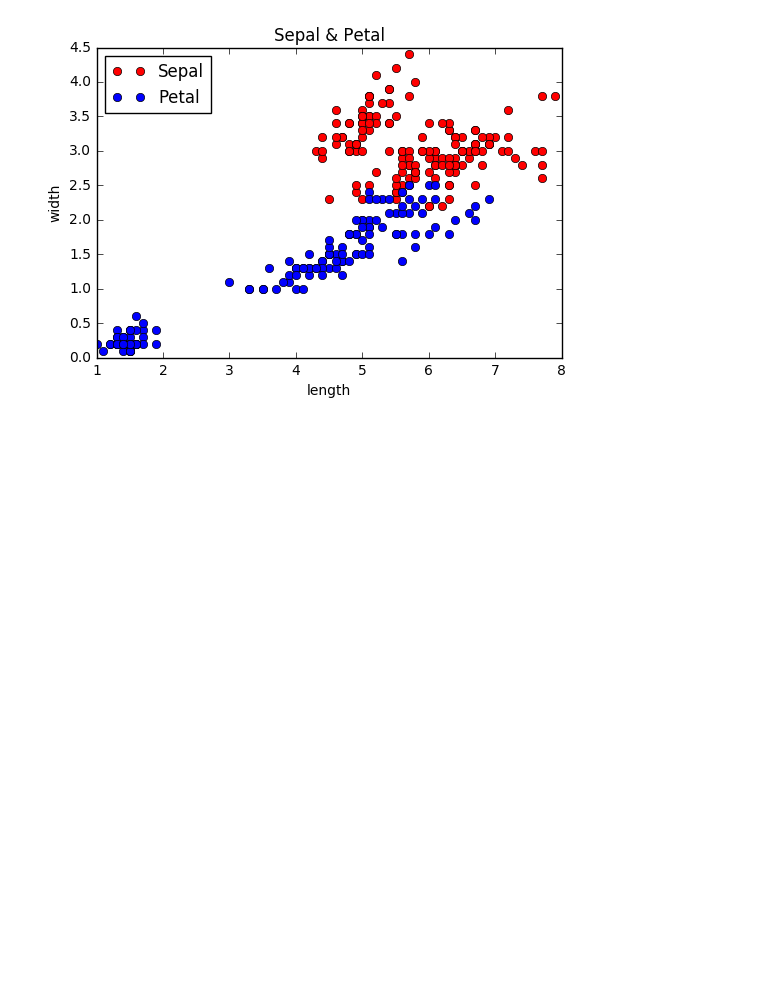
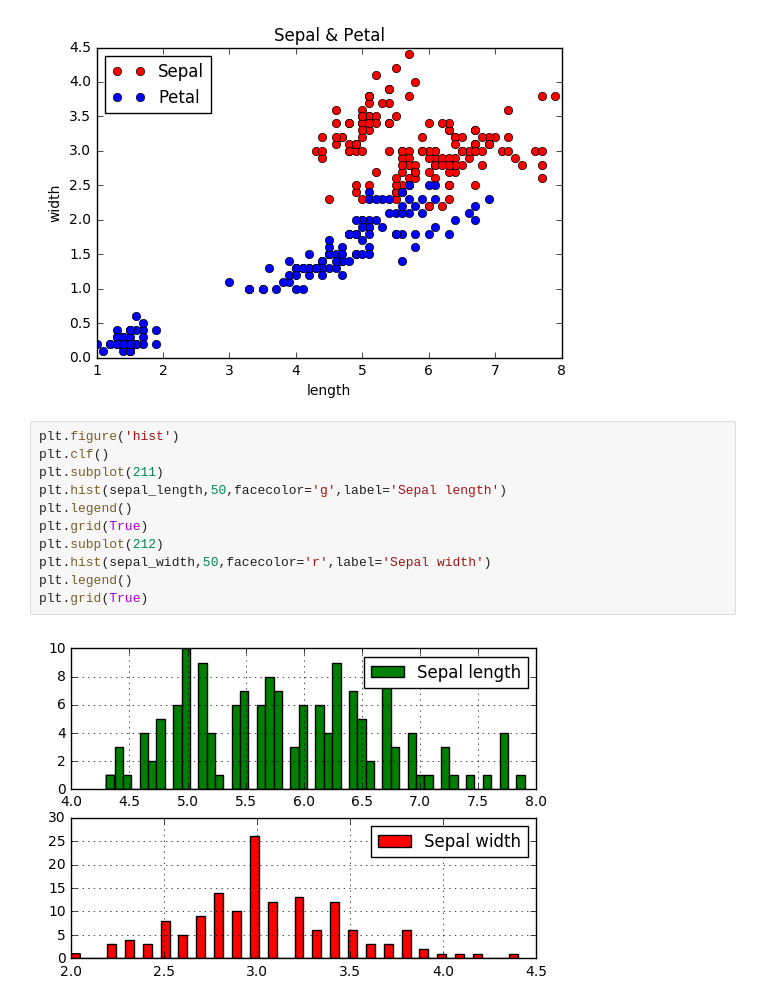
Before and after one commit to xmaseve/Plot-by-Python, a Jupyter notebook: Untitled3.ipynb, the cells around one changed output. Drawn from its saved outputs; the diff is of its cells as text; blank space fills up the shorter version.

```diff
--- a/Untitled3.ipynb
+++ b/Untitled3.ipynb
@@ -30,3 +30,16 @@ plt.title('Sepal & Petal')
 # %% [output]
 <matplotlib.text.Text at 0x...>
 [figure]
+# %%
+plt.figure('hist')
+plt.clf()
+plt.subplot(211)
+plt.hist(sepal_length,50,facecolor='g',label='Sepal length')
+plt.legend()
+plt.grid(True)
+plt.subplot(212)
+plt.hist(sepal_width,50,facecolor='r',label='Sepal width')
+plt.legend()
+plt.grid(True)
+# %% [output]
+[figure, added]
```
